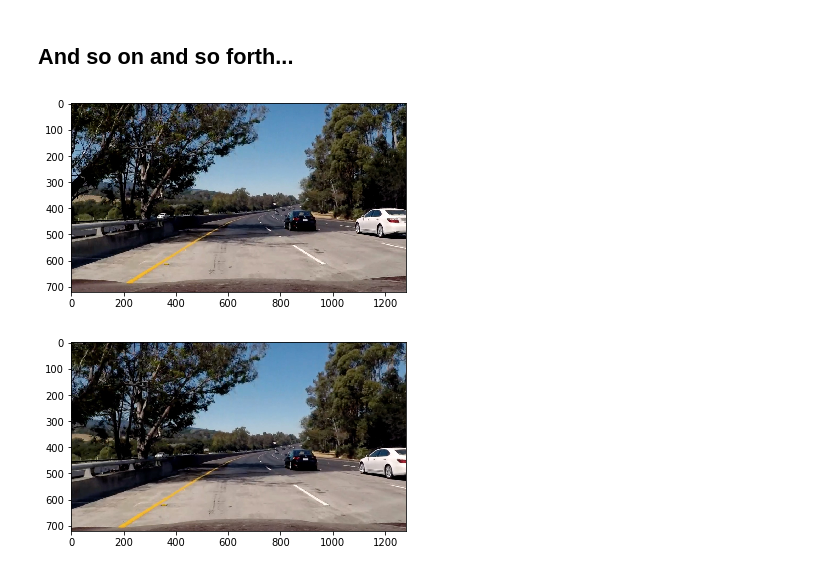
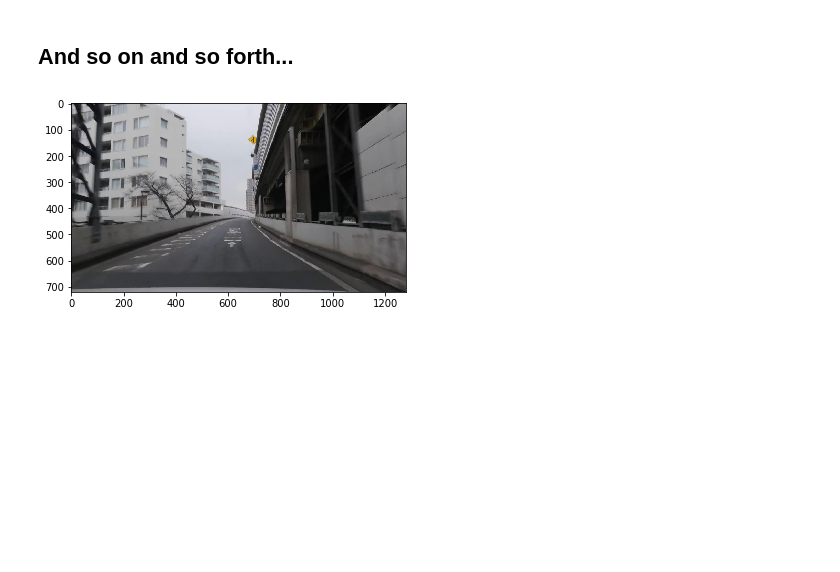
Before and after one commit to fevemania/Advanced-laneline-detector, a Jupyter notebook: examples/example.ipynb, the cells around one changed output. Drawn from its saved outputs; the diff is of its cells as text; code cells hidden in the pictures; blank space fills up the shorter version.

Commit message:
modulize method and test on youtube driving video

```diff
--- a/examples/example.ipynb
+++ b/examples/example.ipynb
@@ -130,16 +37,16 @@ from numpy.linalg import inv
 images = glob.glob('../camera_cal/calibration*.jpg')
 cal = CameraCalibration(images)
 # %%
-img = mpimg.imread('../test_images/test5.jpg')
-
+# img = mpimg.imread('../test_images/test5.jpg')
+# img = mpimg.imread('../test_images/straight_lines1.jpg')
+img = mpimg.imread('frame.jpeg')
 
 plt.imshow(img)
 plt.show()
 
-img = cal(img)
+# img = cal(img)
 
-plt.imshow(img)
-plt.show()
+# plt.imshow(img)
+# plt.show()
 # %% [output]
-[figure, old version]
+[figure, new version]
-[figure, removed]
```
Also changed, not shown: parts of 26 cells of this notebook, 6 other files.
